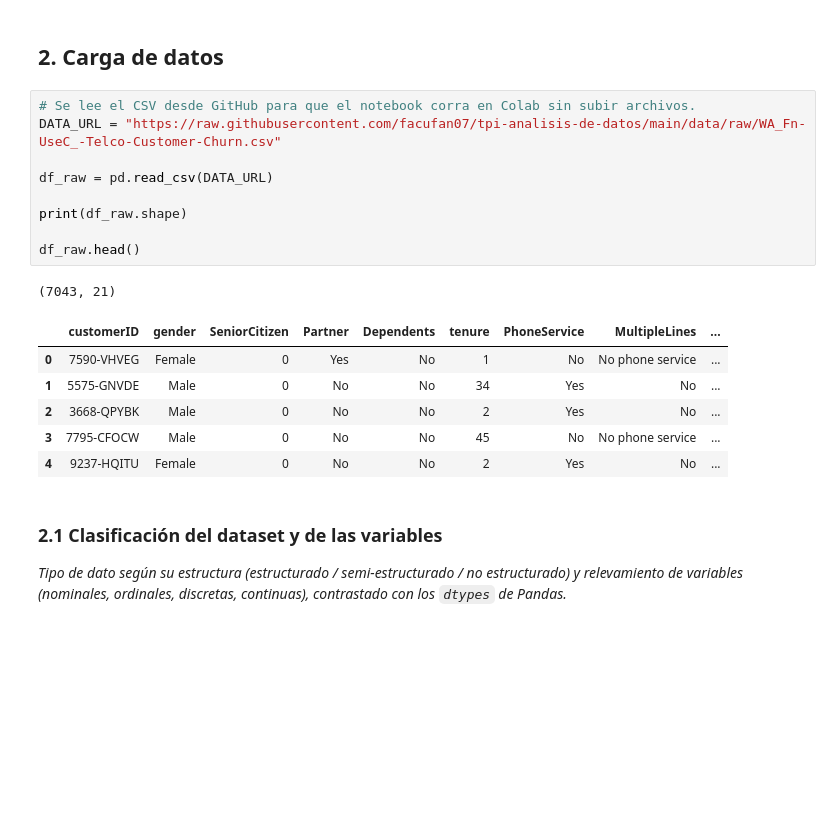
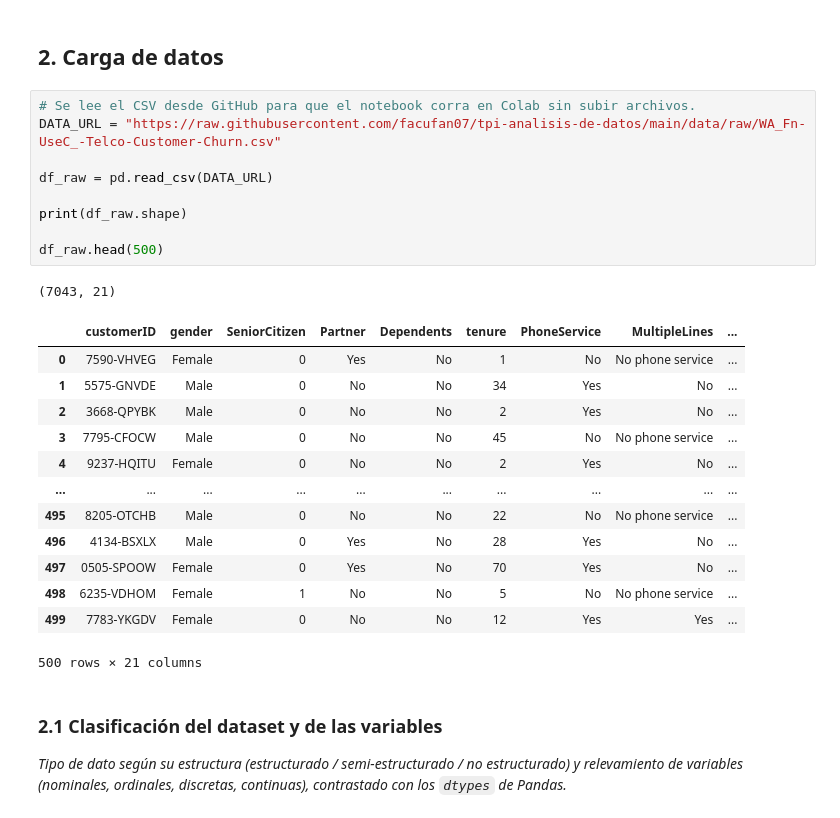
Before and after one commit to facufan07/tpi-analisis-de-datos, a Jupyter notebook: notebooks/TPI_Analisis_de_Datos.ipynb, the cells around one changed output. Cells and saved outputs as stored; diff of their text form; blank space fills up the shorter version.

```diff
--- a/notebooks/TPI_Analisis_de_Datos.ipynb
+++ b/notebooks/TPI_Analisis_de_Datos.ipynb
@@ -41,20 +41,27 @@ La variable objetivo es Churn, que indica si un cliente canceló su suscripción
 # %%
 # Se lee el CSV desde GitHub para que el notebook corra en Colab sin subir archivos.
 DATA_URL = "https://raw.githubusercontent.com/facufan07/tpi-analisis-de-datos/main/data/raw/WA_Fn-UseC_-Telco-Customer-Churn.csv"
 
 df_raw = pd.read_csv(DATA_URL)
 
 print(df_raw.shape)
 
-df_raw.head()
+df_raw.head(500)
 # %% [output]
 (7043, 21)
 |  | customerID | gender | SeniorCitizen | Partner | Dependents | tenure | PhoneService | MultipleLines | ... |
 | 0 | 7590-VHVEG | Female | 0 | Yes | No | 1 | No | No phone service | ... |
 | 1 | 5575-GNVDE | Male | 0 | No | No | 34 | Yes | No | ... |
 | 2 | 3668-QPYBK | Male | 0 | No | No | 2 | Yes | No | ... |
 | 3 | 7795-CFOCW | Male | 0 | No | No | 45 | No | No phone service | ... |
 | 4 | 9237-HQITU | Female | 0 | No | No | 2 | Yes | No | ... |
+| ... | ... | ... | ... | ... | ... | ... | ... | ... | ... |
+| 495 | 8205-OTCHB | Male | 0 | No | No | 22 | No | No phone service | ... |
+| 496 | 4134-BSXLX | Male | 0 | Yes | No | 28 | Yes | No | ... |
+| 497 | 0505-SPOOW | Female | 0 | Yes | No | 70 | Yes | No | ... |
+| 498 | 6235-VDHOM | Female | 1 | No | No | 5 | No | No phone service | ... |
+| 499 | 7783-YKGDV | Female | 0 | No | No | 12 | Yes | Yes | ... |
+500 rows × 21 columns
 # %% [markdown]
 ### 2.1 Clasificación del dataset y de las variables
 _Tipo de dato según su estructura (estructurado / semi-estructurado / no estructurado) y relevamiento de variables (nominales, ordinales, discretas, continuas), contrastado con los `dtypes` de Pandas._
```
Also changed, not shown: parts of 4 cells of this notebook.
